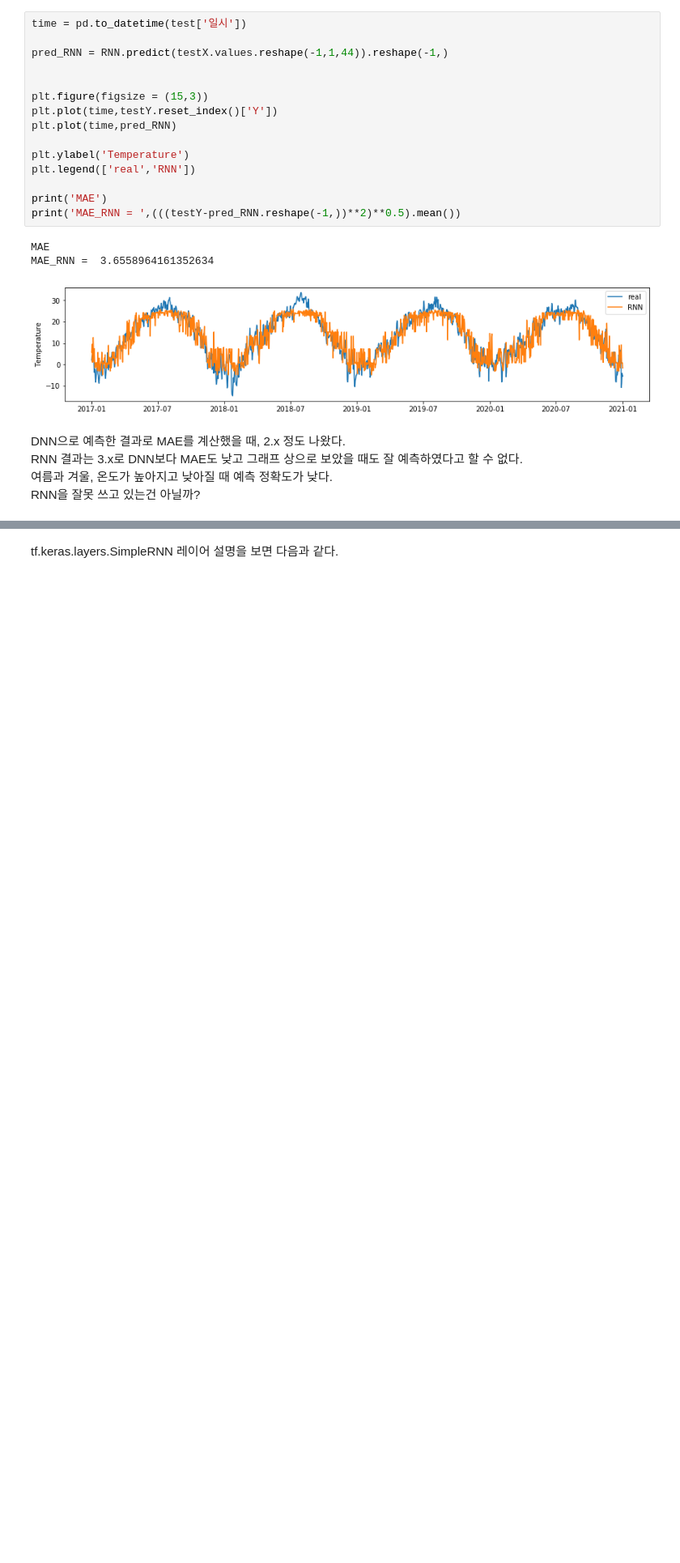
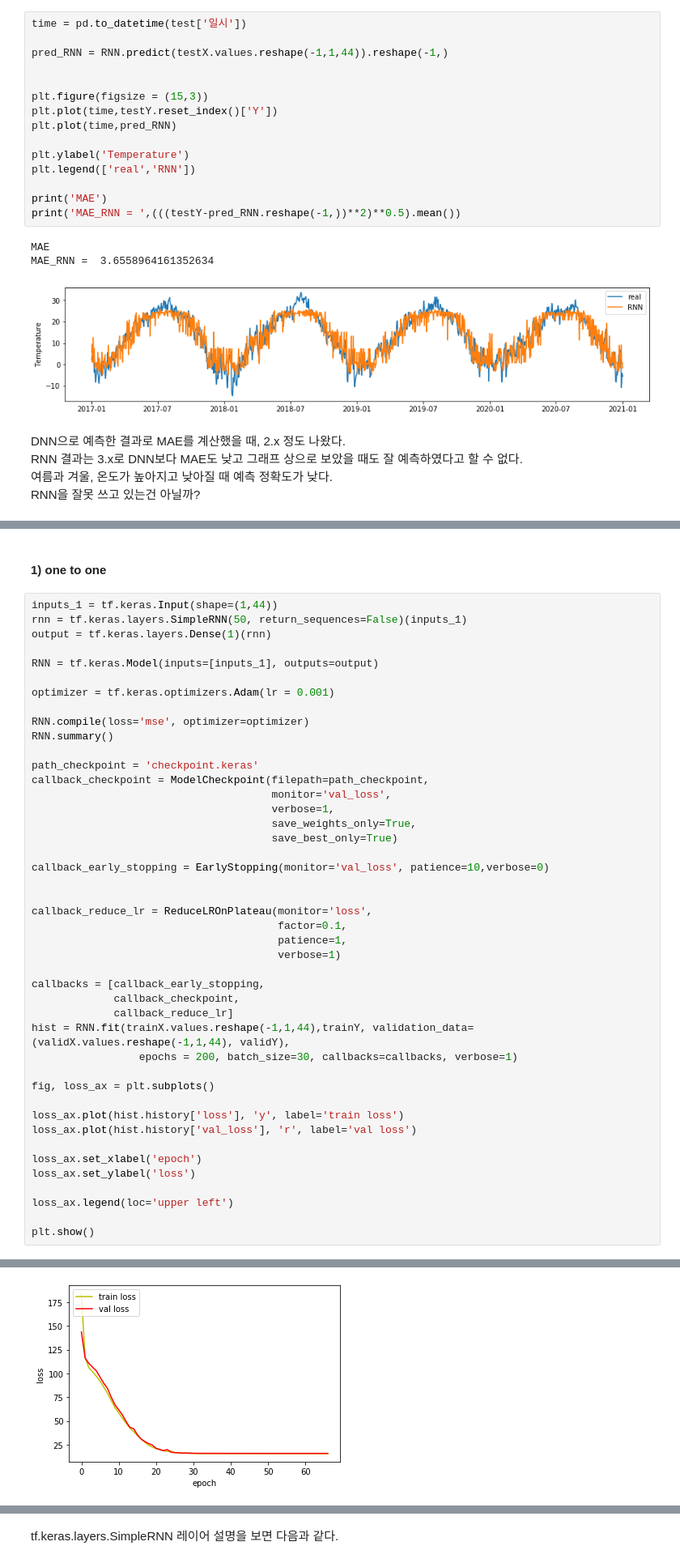
Before and after one commit to ParkSunA/Temperature-Prediction, a Jupyter notebook: RNN 제대로 파악하기.ipynb, the cells around one changed output, grey strips where cells are left out. Shown at 81% size. Saved outputs shown, nothing was run; the diff lists cells and outputs as text; blank space fills up the shorter version.

```diff
--- a/RNN 제대로 파악하기.ipynb
+++ b/RNN 제대로 파악하기.ipynb
@@ -170,0 +190,47 @@ RNN을 잘못 쓰고 있는건 아닐까?
+# %% [markdown]
+#### 1) one to one
+# %%
+inputs_1 = tf.keras.Input(shape=(1,44))
+rnn = tf.keras.layers.SimpleRNN(50, return_sequences=False)(inputs_1)
+output = tf.keras.layers.Dense(1)(rnn)
+
+RNN = tf.keras.Model(inputs=[inputs_1], outputs=output)
+
+optimizer = tf.keras.optimizers.Adam(lr = 0.001)
+
+RNN.compile(loss='mse', optimizer=optimizer)
+RNN.summary()
+
+path_checkpoint = 'checkpoint.keras'
+callback_checkpoint = ModelCheckpoint(filepath=path_checkpoint,
+                                      monitor='val_loss',
+                                      verbose=1,
+                                      save_weights_only=True,
+                                      save_best_only=True)
+
+callback_early_stopping = EarlyStopping(monitor='val_loss', patience=10,verbose=0)
+
+
+callback_reduce_lr = ReduceLROnPlateau(monitor='loss',
+                                       factor=0.1,
+                                       patience=1,
+                                       verbose=1)
+
+callbacks = [callback_early_stopping,
+             callback_checkpoint,
+             callback_reduce_lr]
+hist = RNN.fit(trainX.values.reshape(-1,1,44),trainY, validation_data=(validX.values.reshape(-1,1,44), validY),
+                 epochs = 200, batch_size=30, callbacks=callbacks, verbose=1)
+
+fig, loss_ax = plt.subplots()
+
+loss_ax.plot(hist.history['loss'], 'y', label='train loss')
+loss_ax.plot(hist.history['val_loss'], 'r', label='val loss')
+
+loss_ax.set_xlabel('epoch')
+loss_ax.set_ylabel('loss')
+
+loss_ax.legend(loc='upper left')
+
+plt.show()
+# %% [output]
@@ -170,0 +254 @@ RNN을 잘못 쓰고 있는건 아닐까?
+[figure, added]
```
Also changed, not shown: parts of 7 cells of this notebook.
